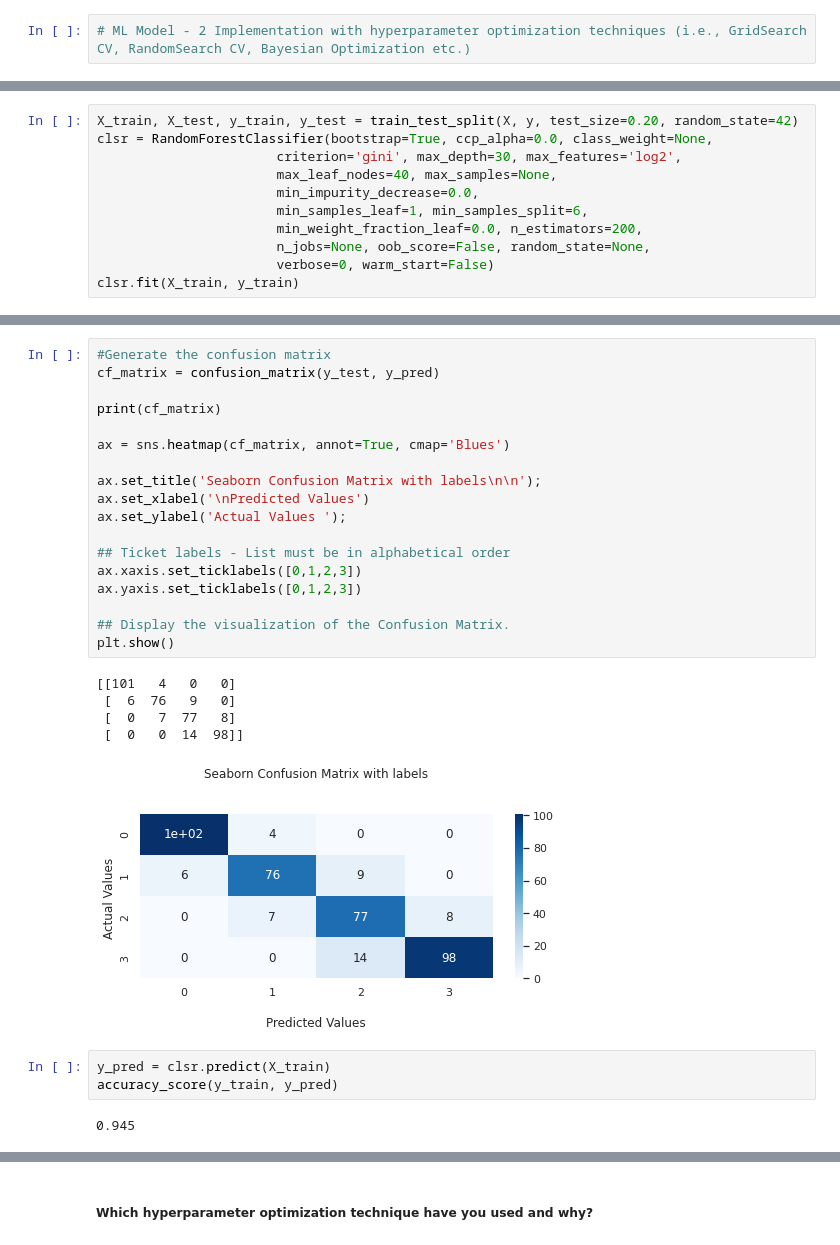
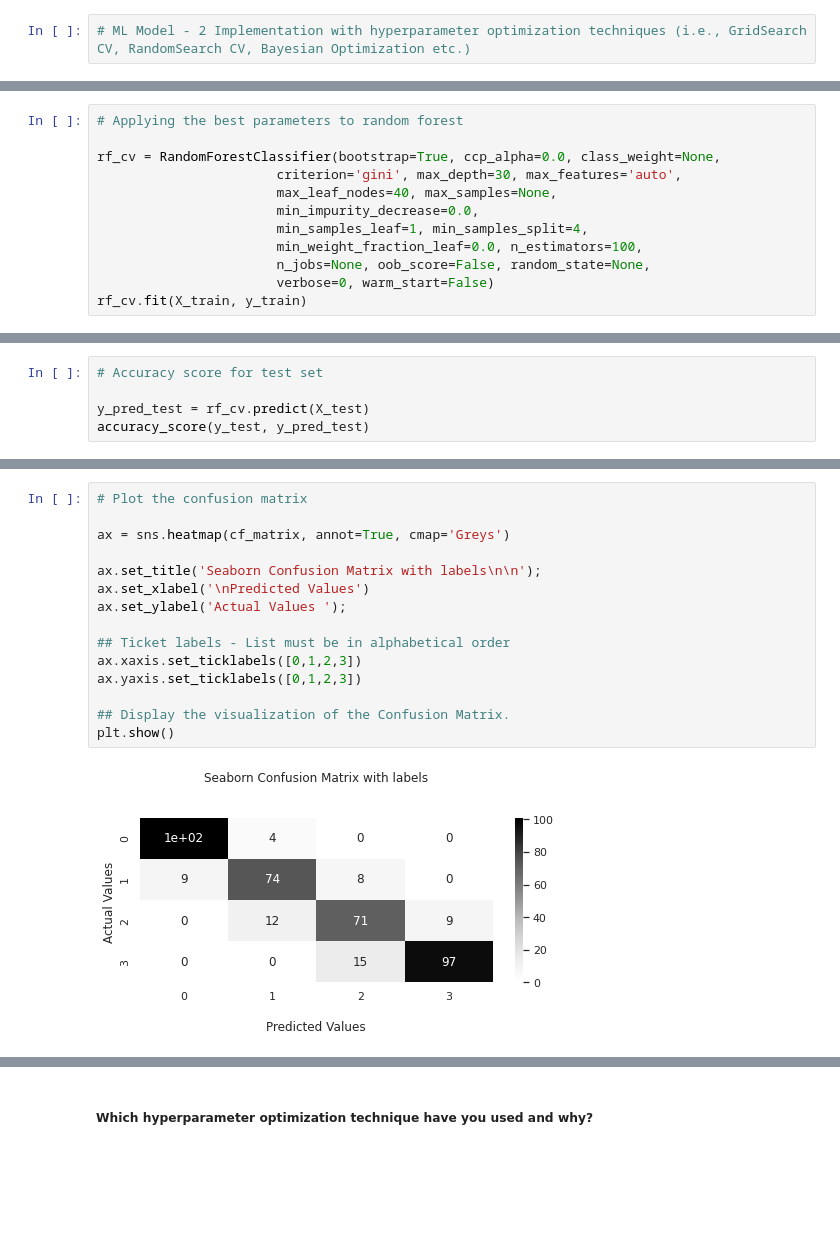
Before and after one commit to rajathAgalkote/MobilePriceRangePrediction_ML_classifier, a Jupyter notebook: Rajathadri_ML_Classifier_MobilePriceRangePrediction.ipynb, the cells around one changed output, grey strips where cells are left out. Drawn from its saved outputs; the diff is of its cells as text; blank space fills up the shorter version.

```diff
--- a/Rajathadri_ML_Classifier_MobilePriceRangePrediction.ipynb
+++ b/Rajathadri_ML_Classifier_MobilePriceRangePrediction.ipynb
@@ -1635,12 +1647,13 @@ clsr.best_score_
 # %%
-X_train, X_test, y_train, y_test = train_test_split(X, y, test_size=0.20, random_state=42)
-clsr = RandomForestClassifier(bootstrap=True, ccp_alpha=0.0, class_weight=None,
-                       criterion='gini', max_depth=30, max_features='log2',
+# Applying the best parameters to random forest
+
+rf_cv = RandomForestClassifier(bootstrap=True, ccp_alpha=0.0, class_weight=None,
+                       criterion='gini', max_depth=30, max_features='auto',
                        max_leaf_nodes=40, max_samples=None,
                        min_impurity_decrease=0.0,
-                       min_samples_leaf=1, min_samples_split=6,
-                       min_weight_fraction_leaf=0.0, n_estimators=200,
+                       min_samples_leaf=1, min_samples_split=4,
+                       min_weight_fraction_leaf=0.0, n_estimators=100,
                        n_jobs=None, oob_score=False, random_state=None,
                        verbose=0, warm_start=False)
-clsr.fit(X_train, y_train)
+rf_cv.fit(X_train, y_train)
 # %% [output]
@@ -1648,0 +1688,5 @@ RandomForestClassifier(max_depth=30, max_features='log2', max_leaf_nodes=40,
+# %%
+# Accuracy score for test set
+
+y_pred_test = rf_cv.predict(X_test)
+accuracy_score(y_test, y_pred_test)
@@ -1649,29 +1722,17 @@ RandomForestClassifier(max_depth=30, max_features='log2', max_leaf_nodes=40,
 # %%
-#Generate the confusion matrix
-cf_matrix = confusion_matrix(y_test, y_pred)
+# Plot the confusion matrix
 
-print(cf_matrix)
-
-ax = sns.heatmap(cf_matrix, annot=True, cmap='Blues')
+ax = sns.heatmap(cf_matrix, annot=True, cmap='Greys')
 
 ax.set_title('Seaborn Confusion Matrix with labels\n\n');
 ax.set_xlabel('\nPredicted Values')
 ax.set_ylabel('Actual Values ');
 
 ## Ticket labels - List must be in alphabetical order
 ax.xaxis.set_ticklabels([0,1,2,3])
 ax.yaxis.set_ticklabels([0,1,2,3])
 
 ## Display the visualization of the Confusion Matrix.
 plt.show()
 # %% [output]
-[[101   4   0   0]
- [  6  76   9   0]
- [  0   7  77   8]
- [  0   0  14  98]]
-[figure, old version]
+[figure, new version]
-# %%
-y_pred = clsr.predict(X_train)
-accuracy_score(y_train, y_pred)
-# %% [output]
-0.945
```
Also changed, not shown: parts of 62 cells of this notebook.
